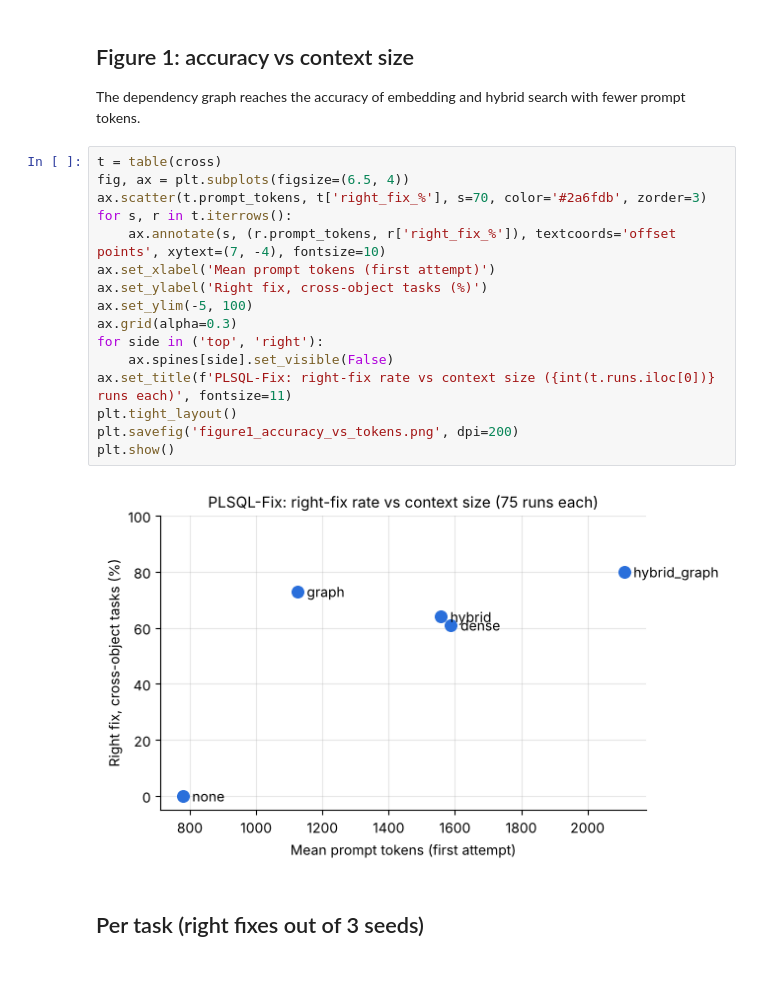
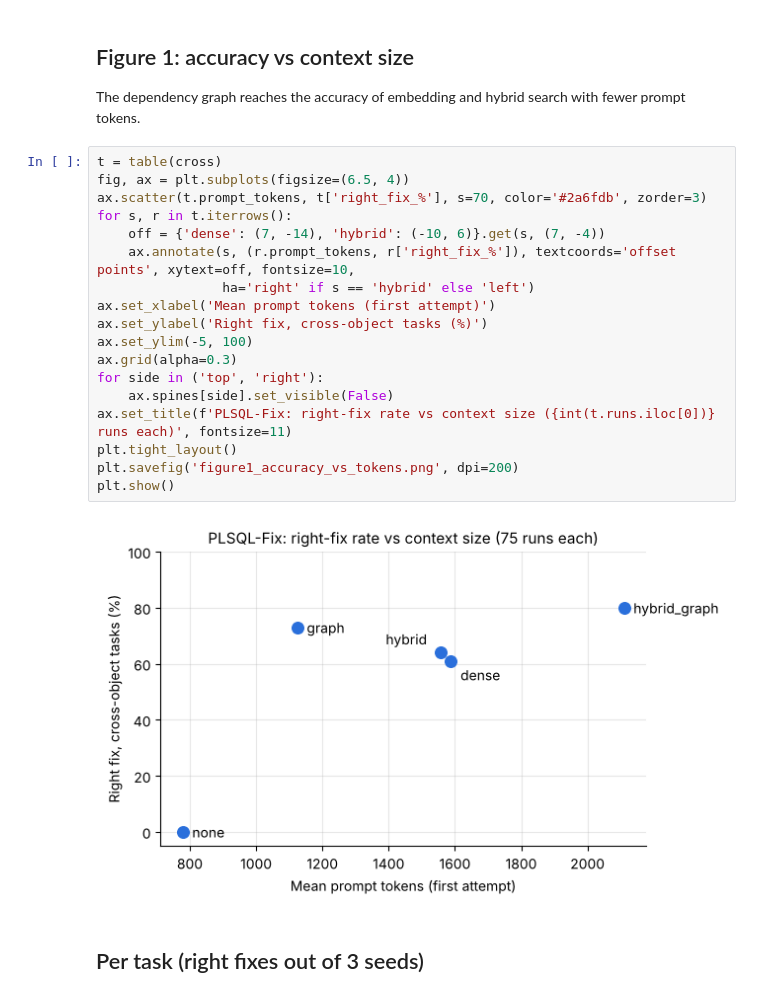
Before and after one commit to akhterquddus-ops/plsql-fix, a Jupyter notebook: notebooks/plsql_fix_results.ipynb, the cells around one changed output. Cells and saved outputs as stored; diff of their text form.

Commit message:
Figure 1: separate hybrid/dense labels

```diff
--- a/notebooks/plsql_fix_results.ipynb
+++ b/notebooks/plsql_fix_results.ipynb
@@ -135,21 +135,23 @@ The dependency graph reaches the accuracy of embedding and hybrid search with fe
 # %%
 t = table(cross)
 fig, ax = plt.subplots(figsize=(6.5, 4))
 ax.scatter(t.prompt_tokens, t['right_fix_%'], s=70, color='#2a6fdb', zorder=3)
 for s, r in t.iterrows():
-    ax.annotate(s, (r.prompt_tokens, r['right_fix_%']), textcoords='offset points', xytext=(7, -4), fontsize=10)
+    off = {'dense': (7, -14), 'hybrid': (-10, 6)}.get(s, (7, -4))
+    ax.annotate(s, (r.prompt_tokens, r['right_fix_%']), textcoords='offset points', xytext=off, fontsize=10,
+                ha='right' if s == 'hybrid' else 'left')
 ax.set_xlabel('Mean prompt tokens (first attempt)')
 ax.set_ylabel('Right fix, cross-object tasks (%)')
 ax.set_ylim(-5, 100)
 ax.grid(alpha=0.3)
 for side in ('top', 'right'):
     ax.spines[side].set_visible(False)
 ax.set_title(f'PLSQL-Fix: right-fix rate vs context size ({int(t.runs.iloc[0])} runs each)', fontsize=11)
 plt.tight_layout()
 plt.savefig('figure1_accuracy_vs_tokens.png', dpi=200)
 plt.show()
 # %% [output]
-[figure, old version]
+[figure, new version]
 # %% [markdown]
 ## Per task (right fixes out of 3 seeds)
 # %%
```
Also changed, not shown: 1 other file.
